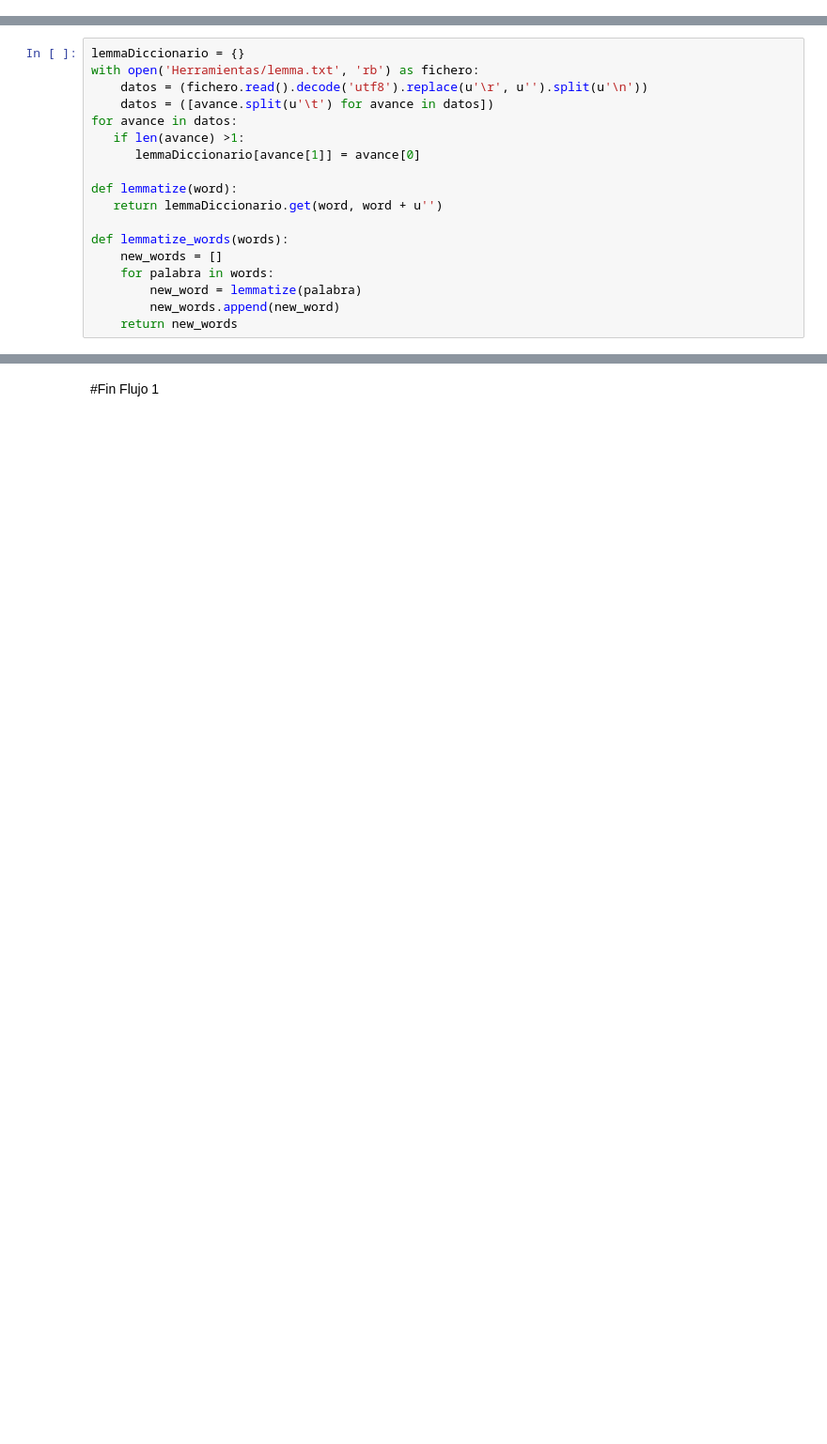
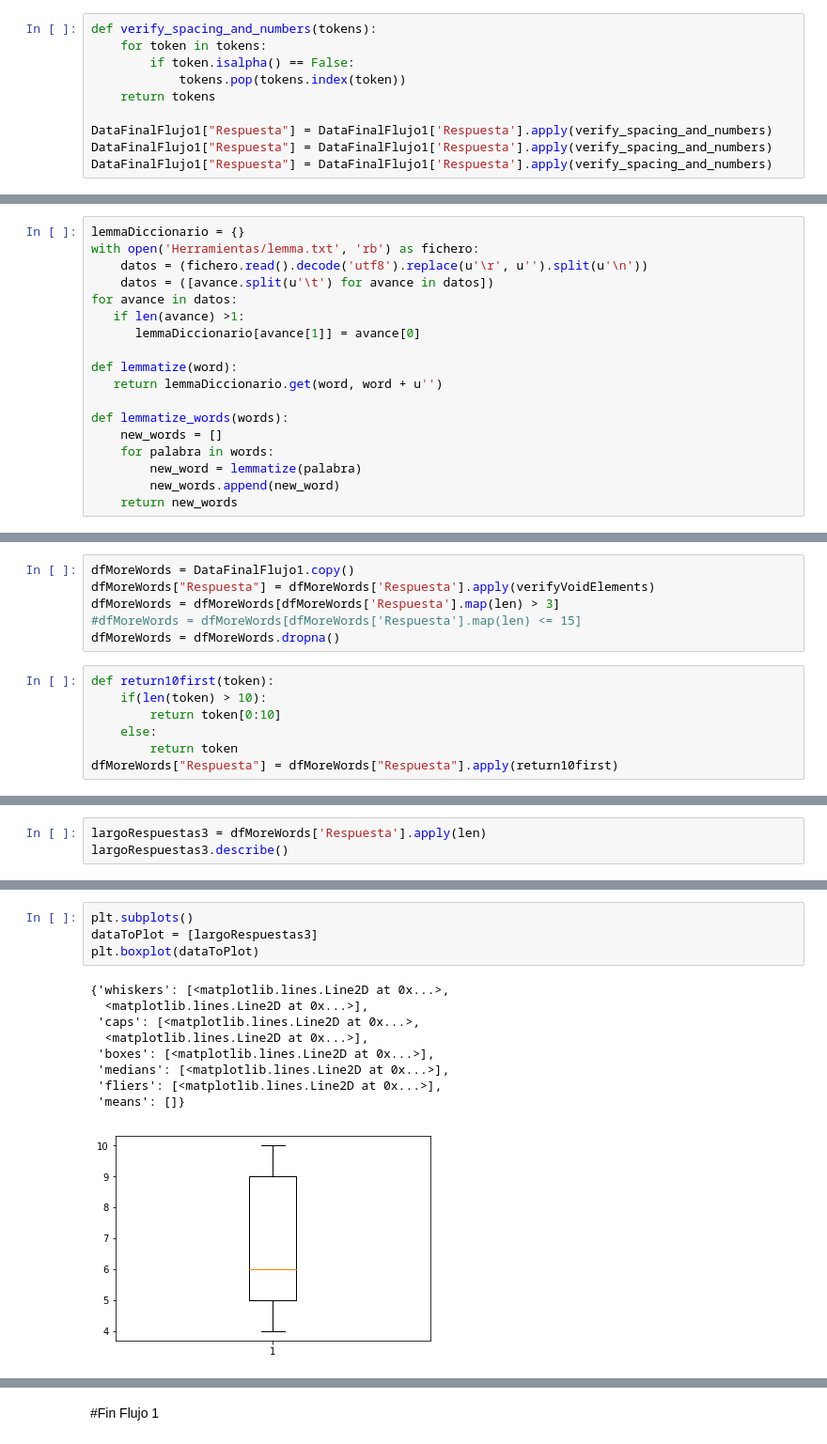
Before and after one commit to realvarez/Text-Clasification-with-NLP, a Jupyter notebook: Flujo 1 Preprocesamiento.ipynb, the cells around one changed output, grey strips where cells are left out. Shown at 94% size. Drawn from its saved outputs; the diff is of its cells as text; blank space fills up the shorter version.

```diff
--- a/Flujo 1 Preprocesamiento.ipynb
+++ b/Flujo 1 Preprocesamiento.ipynb
@@ -128,0 +156,10 @@ DataFinalFlujo1["Respuesta"] = DataFinalFlujo1["Respuesta"].apply(verifyStopWord
+# %%
+def verify_spacing_and_numbers(tokens):
+    for token in tokens:
+        if token.isalpha() == False:
+            tokens.pop(tokens.index(token))
+    return tokens
+
+DataFinalFlujo1["Respuesta"] = DataFinalFlujo1['Respuesta'].apply(verify_spacing_and_numbers)
+DataFinalFlujo1["Respuesta"] = DataFinalFlujo1['Respuesta'].apply(verify_spacing_and_numbers)
+DataFinalFlujo1["Respuesta"] = DataFinalFlujo1['Respuesta'].apply(verify_spacing_and_numbers)
@@ -155,0 +218,13 @@ DataFinalFlujo1["Respuesta"] = DataFinalFlujo1["Respuesta"].apply(lemmatize_word
+# %%
+dfMoreWords = DataFinalFlujo1.copy()
+dfMoreWords["Respuesta"] = dfMoreWords['Respuesta'].apply(verifyVoidElements)
+dfMoreWords = dfMoreWords[dfMoreWords['Respuesta'].map(len) > 3]
+#dfMoreWords = dfMoreWords[dfMoreWords['Respuesta'].map(len) <= 15]
+dfMoreWords = dfMoreWords.dropna()
+# %%
+def return10first(token):
+    if(len(token) > 10):
+        return token[0:10]
+    else:
+        return token
+dfMoreWords["Respuesta"] = dfMoreWords["Respuesta"].apply(return10first)
@@ -155,0 +244,3 @@ DataFinalFlujo1["Respuesta"] = DataFinalFlujo1["Respuesta"].apply(lemmatize_word
+# %%
+largoRespuestas3 = dfMoreWords['Respuesta'].apply(len)
+largoRespuestas3.describe()
@@ -156 +257,15 @@ DataFinalFlujo1["Respuesta"] = DataFinalFlujo1["Respuesta"].apply(lemmatize_word
+# %%
+plt.subplots()
+dataToPlot = [largoRespuestas3]
+plt.boxplot(dataToPlot)
+# %% [output]
+{'whiskers': [<matplotlib.lines.Line2D at 0x...>,
+  <matplotlib.lines.Line2D at 0x...>],
+ 'caps': [<matplotlib.lines.Line2D at 0x...>,
+  <matplotlib.lines.Line2D at 0x...>],
+ 'boxes': [<matplotlib.lines.Line2D at 0x...>],
+ 'medians': [<matplotlib.lines.Line2D at 0x...>],
+ 'fliers': [<matplotlib.lines.Line2D at 0x...>],
+ 'means': []}
+[figure, added]
 # %%
```
Also changed, not shown: parts of 31 cells of this notebook, 16 other files.
